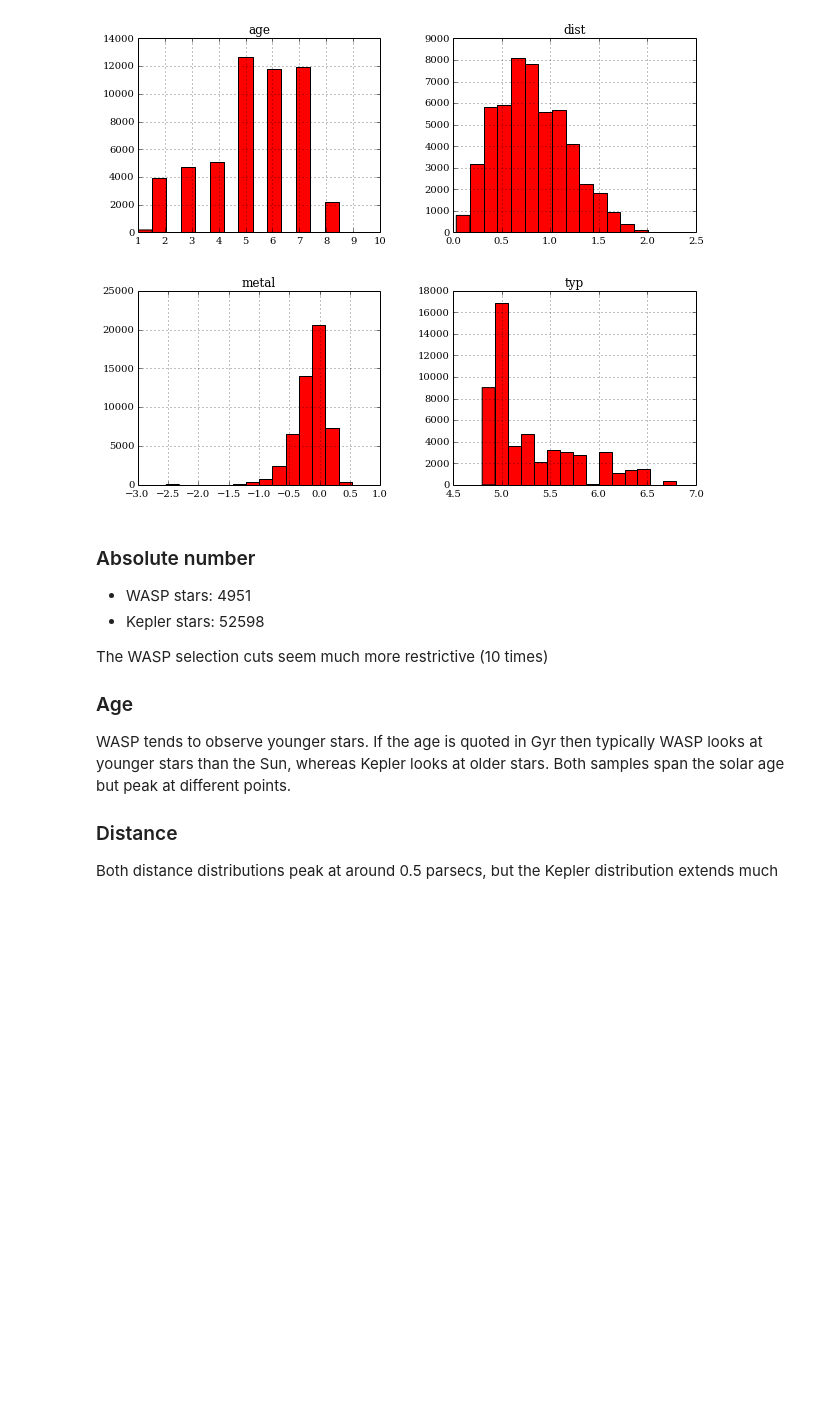
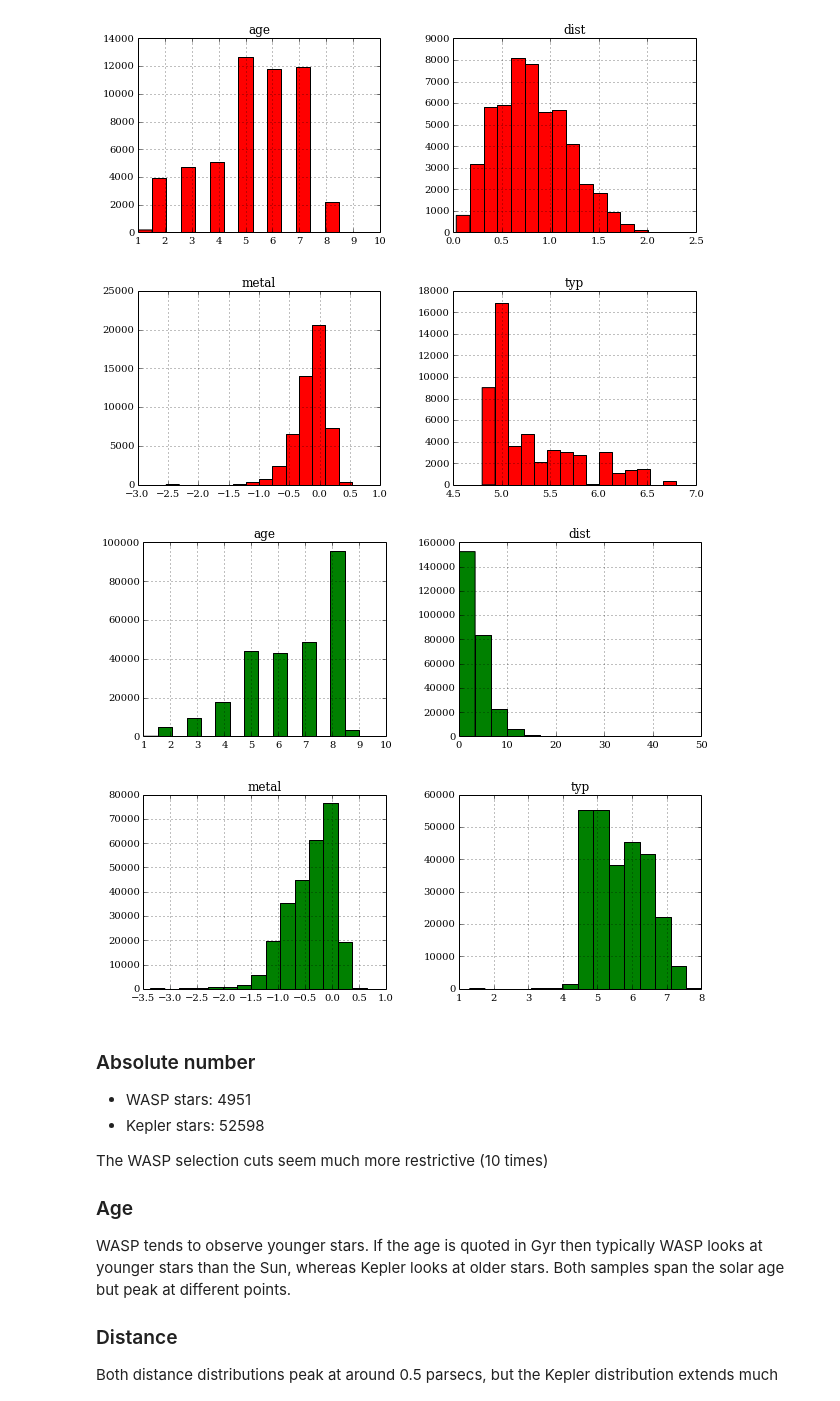
Before and after one commit to mindriot101/kepler-besancon-field, a Jupyter notebook: Kepler Field.ipynb, the cells around one changed output. Saved outputs shown, nothing was run; the diff lists cells and outputs as text; code cells hidden in the pictures; blank space fills up the shorter version.

Commit message:
Adds full sample plotting

```diff
--- a/Kepler Field.ipynb
+++ b/Kepler Field.ipynb
@@ -46,7 +46,7 @@ with psycopg2.connect(database='besancon') as connection:
     kepler = psql.read_sql('''select * from kepler_sample''', connection)
 
     # Only pick a subsample of the full sample as it's quite a lot to plot
-    full_hr = psql.read_sql('''select ltef, mv from kepler_field
+    full_hr = psql.read_sql('''select * from kepler_field
             where cl <= 5
             and id % 10 = 0''', connection)
 
@@ -110,6 +119,11 @@ plot_histogram(wasp, 'b', 'wasp')
 plot_histogram(kepler, 'r', 'kepler')
 # %% [output]
 [figure]
+# %%
+# Full sample
+plot_histogram(full_hr, 'g', 'full_sample')
+# %% [output]
+[figure, added]
 # %% [markdown]
 ### Absolute number
 
```
Also changed, not shown: parts of 5 cells of this notebook.
